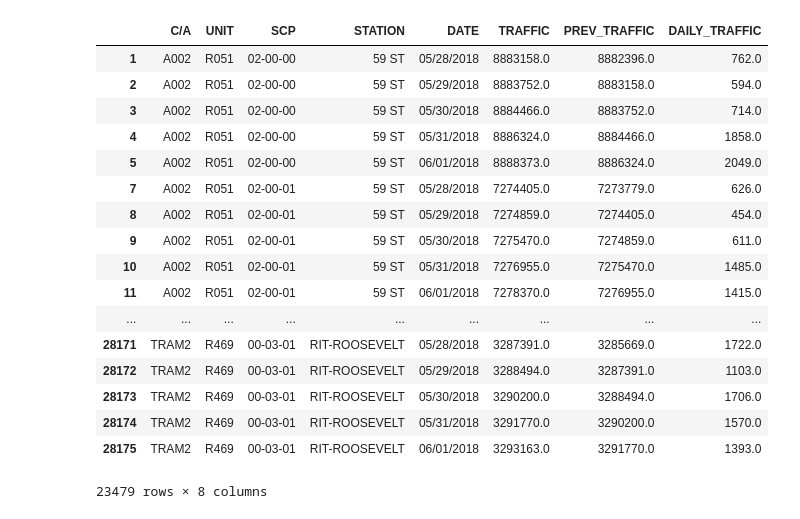
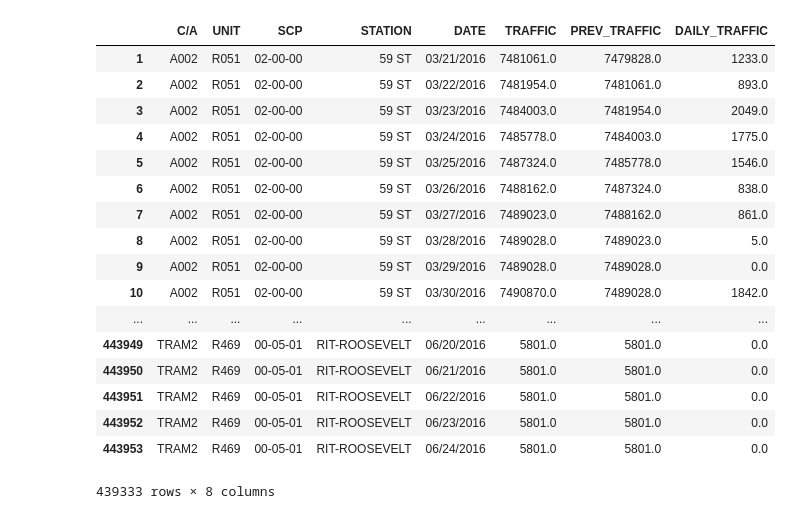
Before and after one commit to adamsxs/Metis_Project_1_MTA, a Jupyter notebook: Benson Project.ipynb, the cells around one changed output. Saved outputs shown, nothing was run; the diff lists cells and outputs as text; code cells hidden in the pictures.

Commit message:
Adding pickled, formatted dataframes and updated code.

```diff
--- a/Benson Project.ipynb
+++ b/Benson Project.ipynb
@@ -6,12 +7,37 @@ import matplotlib.pyplot as plt
+# %%
+def get_data(week_nums):
+    url = "http://web.mta.info/developers/data/nyct/turnstile/turnstile_{}.txt"
+    dfs = []
+    for week_num in week_nums:
+        file_url = url.format(week_num)
+        dfs.append(pd.read_csv(file_url))
+    return pd.concat(dfs)
+
+week_nums = [160326, 160402, 160409, 160416, 160423, 160430, 160507, 160514, 160521, 160528, 160604, 160611, 160618, 160625]
+turnstilesDF = get_data(week_nums)
+
+stationsDF = pd.read_csv('Stations.csv')
+turnstilesDF.columns = [column.strip() for column in turnstilesDF.columns]
 # %%
-turnstilesDF = pd.read_csv('turnstile_180602.txt')
-stationsDF = pd.read_csv('Stations.csv')
-turnstilesDF.columns = [column.strip() for column in turnstilesDF.columns]
+
 
 # in case trying to merge data sets by station
 stationsDF.rename(columns = {'Stop Name':'STATION'}, inplace=True)
+
+# lose spaces in turnstilesDF.STATION column
 uniqueStations = turnstilesDF.STATION.unique()
 uniqueStationsEdit = [station.replace(' ','') for station in uniqueStations]
 uniqueStationsDF = {'STATION':uniqueStations, 'EDITED_STATIONS':uniqueStationsEdit}
 uniqueStationsDF = pd.DataFrame(uniqueStationsDF)
 newTurnstilesDF = pd.merge(turnstilesDF, uniqueStationsDF, on='STATION')
+
+# list of stations in Manhattan
+mStationsDF = stationsDF.loc[stationsDF.Borough == 'M']
+uniqueStations = mStationsDF.STATION.unique()
+uniqueStationsEdit = [station.upper() for station in uniqueStations]
+uniqueStationsEdit = [station.replace(' ','') for station in uniqueStationsEdit]
+uniqueStationsDF = {'STATION':uniqueStations, 'EDITED_STATIONS':uniqueStationsEdit}
+uniqueStationsDF = pd.DataFrame(uniqueStationsDF)
+newStationsDF = pd.merge(mStationsDF, uniqueStationsDF, on='STATION')
+totalDF = pd.merge(newTurnstilesDF, newStationsDF, on='EDITED_STATIONS')
+totalDF
@@ -86,48 +131,48 @@ EntriesAndExitsDF = EntriesAndExitsDF.groupby(["C/A", "UNIT", "SCP", "STATION",
 
 EntriesAndExitsDF["PREV_TRAFFIC"] = (EntriesAndExitsDF
                                     .groupby(["C/A", "UNIT", "SCP", "STATION"])["TRAFFIC"]
                                     .transform(lambda grp: grp.shift(1)))
 
 # lose data without traffic on prior day
 EntriesAndExitsDF.dropna(subset=["PREV_TRAFFIC"], axis=0, inplace=True)
 
 #function to determine daily traffic
 def get_daily_counts(row, max_counter):
     counter = row["TRAFFIC"] - row["PREV_TRAFFIC"]
     if counter < 0:
         # Maybe counter is reversed?
         counter = -counter
     if counter > max_counter:
         # print(row["TRAFFIC"], row["PREV_TRAFFIC"]) --> if you want to see the specific case
         counter = min(row["TRAFFIC"], row["PREV_TRAFFIC"])
         # if current entries is bad, use yesterday's count as proxy
     if counter > max_counter:
         # Check it again to make sure we are not giving a counter that's too big
         return 0
     return counter
 
 # If counter is > 1Million, then the counter might have been reset.
 # Just set it to zero as different counters have different cycle limits
 
-EntriesAndExitsDF["DAILY_TRAFFIC"] = EntriesAndExitsDF.apply(get_daily_counts, axis=1, max_counter=1000000)
+EntriesAndExitsDF["DAILY_TRAFFIC"] = EntriesAndExitsDF.apply(get_daily_counts, axis=1, max_counter=100000)
 
 EntriesAndExitsDF
 # %% [output]
 |  | C/A | UNIT | SCP | STATION | DATE | TRAFFIC | PREV_TRAFFIC | DAILY_TRAFFIC |
-| 1 | A002 | R051 | 02-00-00 | 59 ST | 05/28/2018 | 8883158.0 | 8882396.0 | 762.0 |
-| 2 | A002 | R051 | 02-00-00 | 59 ST | 05/29/2018 | 8883752.0 | 8883158.0 | 594.0 |
-| 3 | A002 | R051 | 02-00-00 | 59 ST | 05/30/2018 | 8884466.0 | 8883752.0 | 714.0 |
-| 4 | A002 | R051 | 02-00-00 | 59 ST | 05/31/2018 | 8886324.0 | 8884466.0 | 1858.0 |
-| 5 | A002 | R051 | 02-00-00 | 59 ST | 06/01/2018 | 8888373.0 | 8886324.0 | 2049.0 |
-| 7 | A002 | R051 | 02-00-01 | 59 ST | 05/28/2018 | 7274405.0 | 7273779.0 | 626.0 |
-| 8 | A002 | R051 | 02-00-01 | 59 ST | 05/29/2018 | 7274859.0 | 7274405.0 | 454.0 |
-| 9 | A002 | R051 | 02-00-01 | 59 ST | 05/30/2018 | 7275470.0 | 7274859.0 | 611.0 |
-| 10 | A002 | R051 | 02-00-01 | 59 ST | 05/31/2018 | 7276955.0 | 7275470.0 | 1485.0 |
-| 11 | A002 | R051 | 02-00-01 | 59 ST | 06/01/2018 | 7278370.0 | 7276955.0 | 1415.0 |
+| 1 | A002 | R051 | 02-00-00 | 59 ST | 03/21/2016 | 7481061.0 | 7479828.0 | 1233.0 |
+| 2 | A002 | R051 | 02-00-00 | 59 ST | 03/22/2016 | 7481954.0 | 7481061.0 | 893.0 |
+| 3 | A002 | R051 | 02-00-00 | 59 ST | 03/23/2016 | 7484003.0 | 7481954.0 | 2049.0 |
+| 4 | A002 | R051 | 02-00-00 | 59 ST | 03/24/2016 | 7485778.0 | 7484003.0 | 1775.0 |
+| 5 | A002 | R051 | 02-00-00 | 59 ST | 03/25/2016 | 7487324.0 | 7485778.0 | 1546.0 |
+| 6 | A002 | R051 | 02-00-00 | 59 ST | 03/26/2016 | 7488162.0 | 7487324.0 | 838.0 |
+| 7 | A002 | R051 | 02-00-00 | 59 ST | 03/27/2016 | 7489023.0 | 7488162.0 | 861.0 |
+| 8 | A002 | R051 | 02-00-00 | 59 ST | 03/28/2016 | 7489028.0 | 7489023.0 | 5.0 |
+| 9 | A002 | R051 | 02-00-00 | 59 ST | 03/29/2016 | 7489028.0 | 7489028.0 | 0.0 |
+| 10 | A002 | R051 | 02-00-00 | 59 ST | 03/30/2016 | 7490870.0 | 7489028.0 | 1842.0 |
 | ... | ... | ... | ... | ... | ... | ... | ... | ... |
-| 28171 | TRAM2 | R469 | 00-03-01 | RIT-ROOSEVELT | 05/28/2018 | 3287391.0 | 3285669.0 | 1722.0 |
-| 28172 | TRAM2 | R469 | 00-03-01 | RIT-ROOSEVELT | 05/29/2018 | 3288494.0 | 3287391.0 | 1103.0 |
-| 28173 | TRAM2 | R469 | 00-03-01 | RIT-ROOSEVELT | 05/30/2018 | 3290200.0 | 3288494.0 | 1706.0 |
-| 28174 | TRAM2 | R469 | 00-03-01 | RIT-ROOSEVELT | 05/31/2018 | 3291770.0 | 3290200.0 | 1570.0 |
-| 28175 | TRAM2 | R469 | 00-03-01 | RIT-ROOSEVELT | 06/01/2018 | 3293163.0 | 3291770.0 | 1393.0 |
+| 443949 | TRAM2 | R469 | 00-05-01 | RIT-ROOSEVELT | 06/20/2016 | 5801.0 | 5801.0 | 0.0 |
+| 443950 | TRAM2 | R469 | 00-05-01 | RIT-ROOSEVELT | 06/21/2016 | 5801.0 | 5801.0 | 0.0 |
+| 443951 | TRAM2 | R469 | 00-05-01 | RIT-ROOSEVELT | 06/22/2016 | 5801.0 | 5801.0 | 0.0 |
+| 443952 | TRAM2 | R469 | 00-05-01 | RIT-ROOSEVELT | 06/23/2016 | 5801.0 | 5801.0 | 0.0 |
+| 443953 | TRAM2 | R469 | 00-05-01 | RIT-ROOSEVELT | 06/24/2016 | 5801.0 | 5801.0 | 0.0 |
-23479 rows × 8 columns
+439333 rows × 8 columns
```
Also changed, not shown: parts of 6 cells of this notebook, 4 other files.
